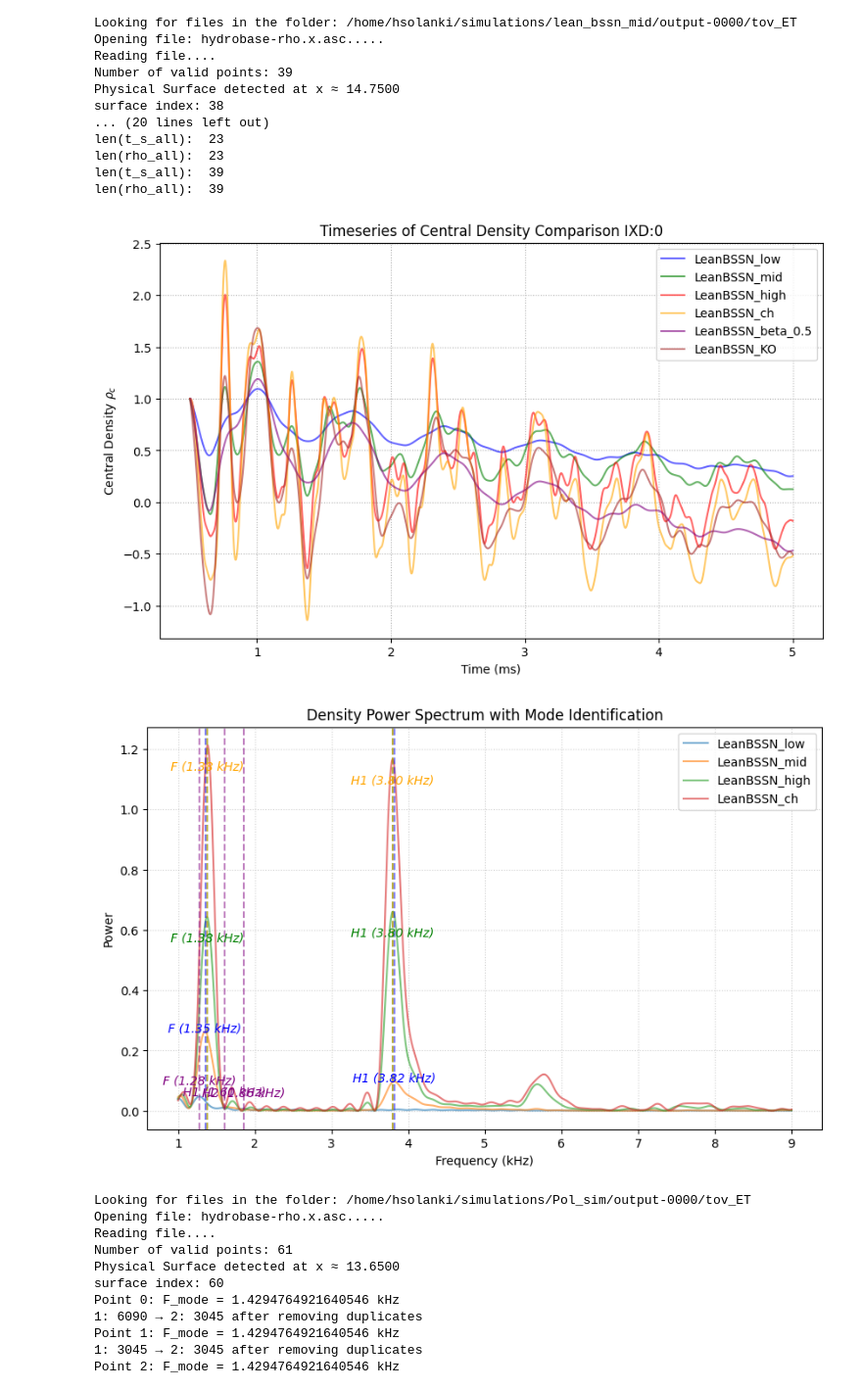
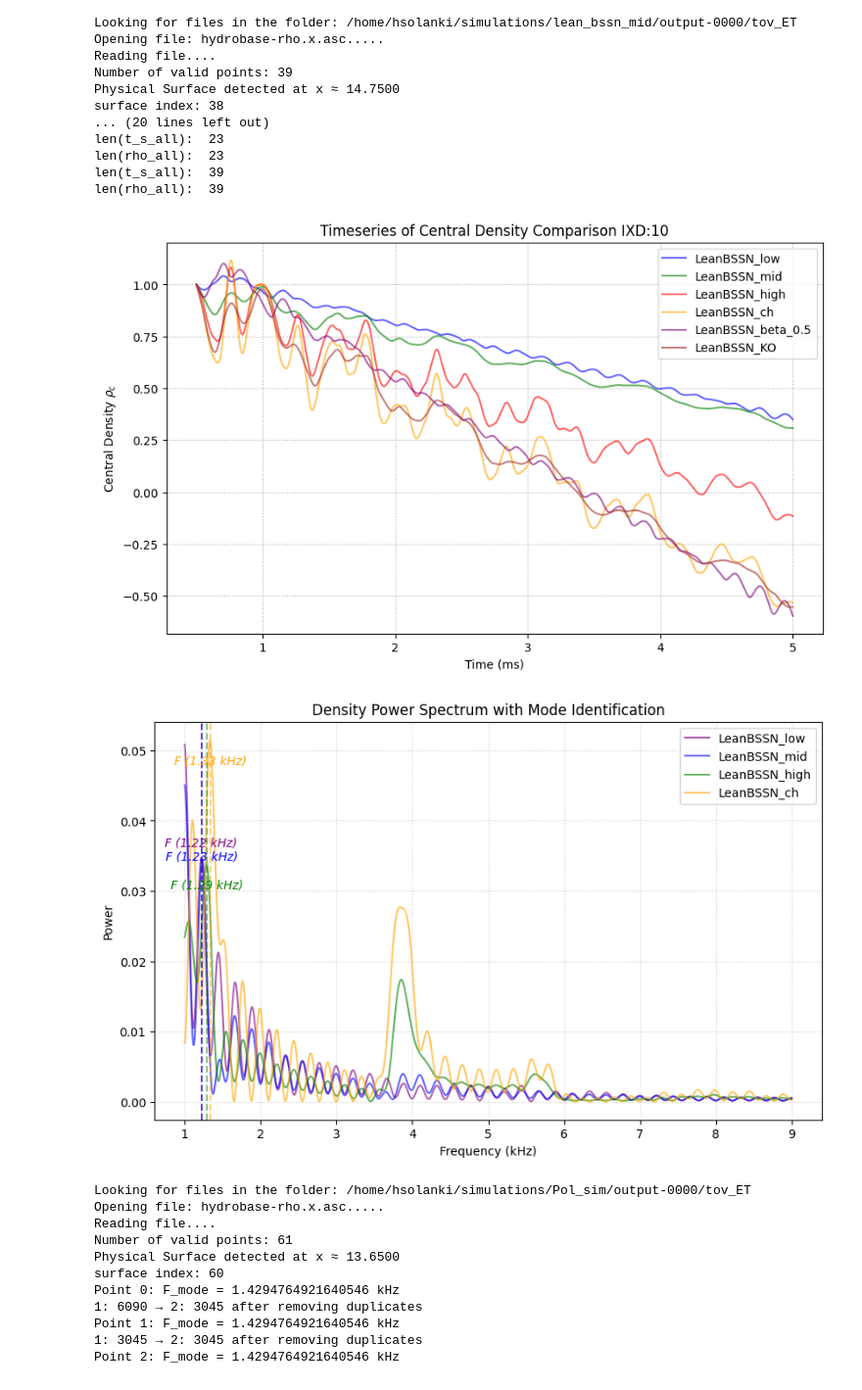
Before and after one commit to harsh-c0ds/My-Work, a Jupyter notebook: TOV/mode_ext.ipynb, the cells around one changed output. Shown at 98% size. Drawn from its saved outputs; the diff is of its cells as text; code cells hidden in the pictures.

```diff
--- a/TOV/mode_ext.ipynb
+++ b/TOV/mode_ext.ipynb
@@ -370,7 +370,7 @@ len(t_s_all):  39
 len(rho_all):  39
 # %%
 ### Time_series Check ###
-ik = 0
+ik = 10
 
 t_l = t_s_all_l[ik]
 rho_l = rho_all_l[ik]
@@ -426,34 +426,34 @@ t_ch = t_ch[lim_ch]
 rho_ch = rho_ch[lim_ch]
 rho_ch = rho_ch/rho_ch[0]  # normalize density
 
 t_b = t_b[lim_b]
 rho_b = rho_b[lim_b]
 rho_b = rho_b/rho_b[0]  # normalize density
 
 t_l_2 = t_l_2[lim_l_2]
 rho_l_2 = rho_l_2[lim_l_2]
 rho_l_2 = rho_l_2/rho_l_2[0]  # normalize density
 
 #t_adm = t_adm[lim_adm]
 #rho_adm = rho_adm[lim_adm]
 
 
 plt.figure(figsize=(10,6))
 plt.plot(t_l, rho_l, label="LeanBSSN_low", color="blue", alpha=0.6)
 plt.plot(t_m, rho_m, label="LeanBSSN_mid", color="green", alpha=0.6)
 plt.plot(t_h, rho_h, label="LeanBSSN_high", color="red", alpha=0.6)
 plt.plot(t_ch, rho_ch, label="LeanBSSN_ch", color="orange", alpha=0.6)
 plt.plot(t_b, rho_b, label="LeanBSSN_beta_0.5", color="purple", alpha=0.6)
 plt.plot(t_l_2, rho_l_2, label="LeanBSSN_KO", color="brown", alpha=0.6)
 plt.xlabel("Time (ms)")
 plt.ylabel(r"Central Density $\rho_c$")
 plt.title(f"Timeseries of Central Density Comparison IXD:{ik}")
 plt.grid(True, linestyle=":")
 plt.legend()
 plt.show()
 #plt.savefig(output_dir + "time_series_comparision.png", dpi=300)
 # %% [output]
-[figure, old version]
+[figure, new version]
 # %%
 #### Mode Extraction ####
 
@@ -498,16 +498,16 @@ F_c_m = freq_m[peaks_m[0]]  # Frequency of fundamental mode in kHz
 F_c_h = freq_h[peaks_h[0]]  # Frequency of fundamental mode in kHz
 F_c_h = freq_ch[peaks_ch[0]]  # Frequency of fundamental mode in kHz
 
-labels = ["F","H1","H2"]
+labels = ["F"]
 
 # --- Plotting the Raw Comparison ---
 plt.figure(figsize=(10, 6))
 
 # --- plot PSDs ---
-plt.plot(freq_l, power_l, alpha=0.6, label="LeanBSSN_low")
-plt.plot(freq_m, power_m, alpha=0.6, label="LeanBSSN_mid")
-plt.plot(freq_h, power_h, alpha=0.6, label="LeanBSSN_high")
-plt.plot(freq_ch, power_ch, alpha=0.6, label="LeanBSSN_ch")
+plt.plot(freq_l, power_l, alpha=0.6, color = "purple", label="LeanBSSN_low")
+plt.plot(freq_m, power_m, alpha=0.6, color = "blue", label="LeanBSSN_mid")
+plt.plot(freq_h, power_h, alpha=0.6, color = "green", label="LeanBSSN_high")
+plt.plot(freq_ch, power_ch, alpha=0.6, color = "orange", label="LeanBSSN_ch")
 # --- package peak information ---
 spectra = [
     {
@@ -579,7 +579,7 @@ plt.grid(True, linestyle=":", alpha=0.6)
 #plt.savefig(output_dir+"lean_psd_beta_1.png")
 plt.show()
 # %% [output]
-[figure, old version]
+[figure, new version]
 # %%
 ### Eigenfunction Extraction ###
 
```
